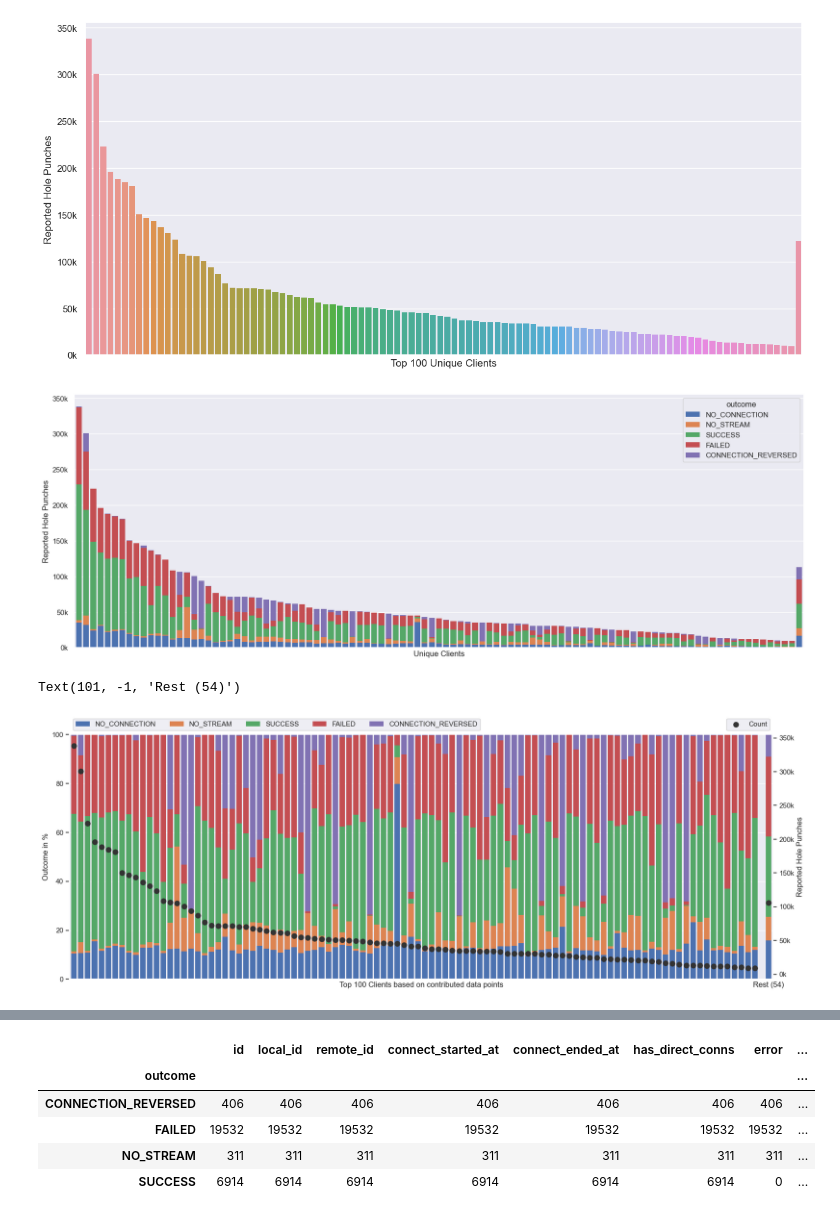
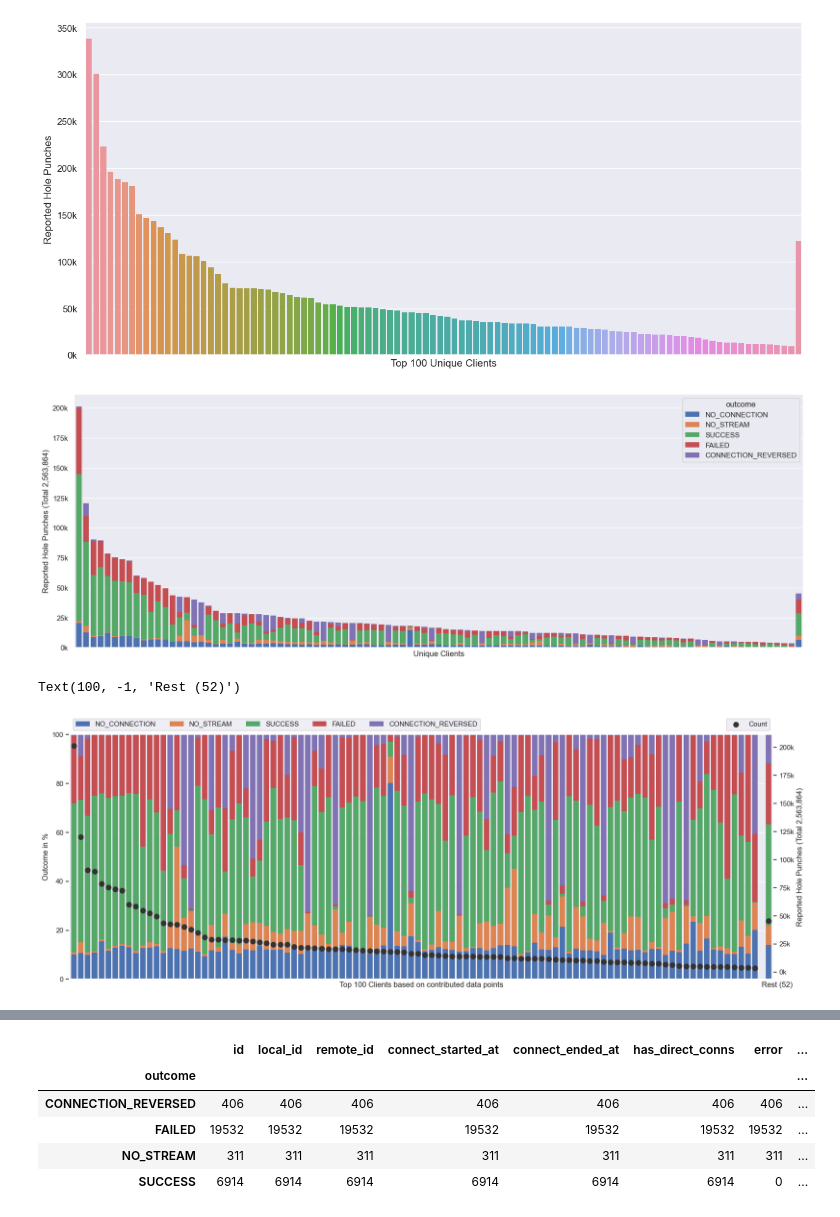
Before and after one commit to libp2p/punchr, a Jupyter notebook: analysis/2023-01-16-report-analysis.ipynb, the cells around one changed output, grey strips where cells are left out. Drawn from its saved outputs; the diff is of its cells as text; code cells hidden in the pictures.

```diff
--- a/analysis/2023-01-16-report-analysis.ipynb
+++ b/analysis/2023-01-16-report-analysis.ipynb
@@ -417,7 +435,9 @@ df = pd.read_sql_query(query, con=conn)
 nlargest = 100
 columns = ["NO_CONNECTION", "NO_STREAM", "SUCCESS", "FAILED", "CONNECTION_REVERSED"]
 pt = df.pivot_table('count', "authorization_id", 'outcome')
+pt = pt.fillna(0)
 pt["total"] = ft.reduce(lambda prev, curr: prev + pt[curr], columns, 0)
+total_str = format(int(pt['total'].sum()), ',')
 pt = pt.sort_values("total", ascending=False)
 pt = pt[columns + ["total"]]
 # %%
@@ -427,10 +447,10 @@ pt_largest.loc["Rest"] = pt.iloc[nlargest:].sum()
 pt_largest.plot(ax=ax, kind="bar", stacked=True, figsize=[20, 7], width=0.8, lw=0)
 ax.set_xticks([])
 ax.set_xlabel("Unique Clients")
-ax.set_ylabel("Reported Hole Punches")
+ax.set_ylabel(f"Reported Hole Punches (Total {total_str})")
 ax.get_yaxis().set_major_formatter(mtick.FuncFormatter(lambda x, p: "%.0fk" % (x / 1000)))
 # %% [output]
-[figure, old version]
+[figure, new version]
 # %%
 nlargest = 100
 pt_pct = pt.copy()
@@ -442,20 +462,20 @@ pt_largest.loc["rest"] = 100 * pt.iloc[100:].sum() / int(pt.iloc[100:].sum()["to
 # %%
 fig, ax = plt.subplots(figsize=[15, 7], dpi=dpi)
 pt_largest.plot(ax=ax, kind="bar", stacked=True, figsize=[20, 7], width=0.8, lw=0)
 ax.set_xticks([])
 ax.set_xlabel(f"Top {nlargest} Clients based on contributed data points")
 ax.set_ylabel("Outcome in %")
 ax.set_ylim(0, 100)
 ax.legend(loc='upper left', bbox_to_anchor=(0, 1.08), ncol=5)
 
 twinax = ax.twinx()
 counts = np.append(pt.nlargest(nlargest, columns="total")["total"].to_numpy(),  pt.iloc[nlargest:]["total"].sum())
 twinax.scatter(np.append(np.arange(0, nlargest ),nlargest+1), counts, color="#333", lw=3, label="Count")
-twinax.set_ylabel("Reported Hole Punches")
+twinax.set_ylabel(f"Reported Hole Punches (Total {total_str})")
 twinax.get_yaxis().set_major_formatter(mtick.FuncFormatter(lambda x, p: "%.0fk" % (x / 1000)))
 twinax.grid(False)
 twinax.legend(loc='upper right', bbox_to_anchor=(1, 1.08))
-ax.text(101, -1, f"Rest ({len(pt.iloc[nlargest:])})", ha="center", va="top")
+ax.text(100, -1, f"Rest ({len(pt.iloc[nlargest:])})", ha="left", va="top")
 # %% [output]
-Text(101, -1, 'Rest (54)')
+Text(100, -1, 'Rest (52)')
-[figure, old version]
+[figure, new version]
```
Also changed, not shown: parts of 13 cells of this notebook.
